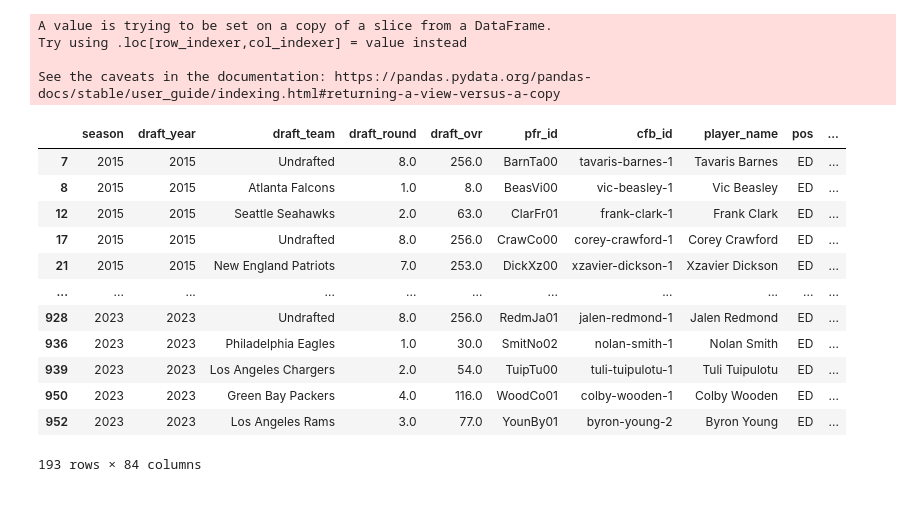
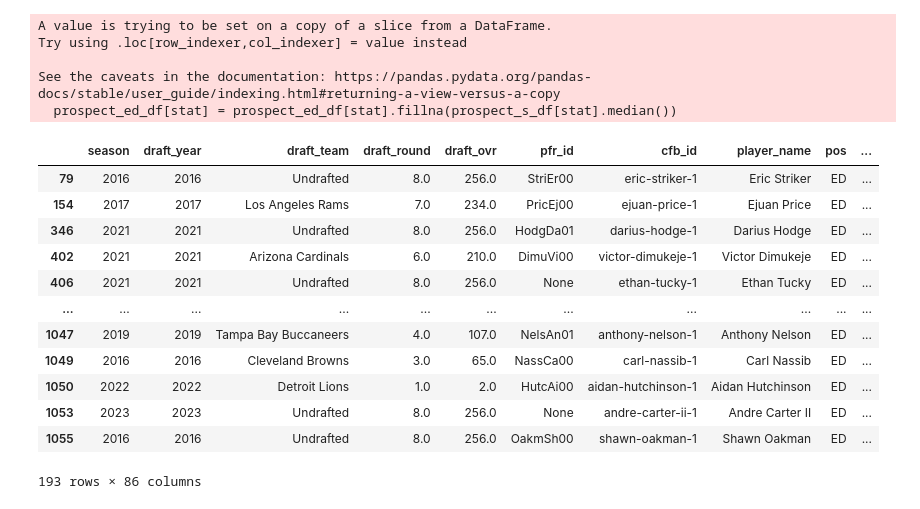
Before and after one commit to JoshKepler/Portfolio, a Jupyter notebook: NFL Project/Projected Draft Position.ipynb, the cells around one changed output. Saved outputs shown, nothing was run; the diff lists cells and outputs as text; code cells hidden in the pictures.

```diff
--- a/NFL Project/Projected Draft Position.ipynb
+++ b/NFL Project/Projected Draft Position.ipynb
@@ -13,18 +15,26 @@ from sklearn.model_selection import train_test_split
 years = range(2014,2025)
 # %%
-df_defensive = pd.read_csv("https://raw.githubusercontent.com/JoshKepler/Portfolio/main/NFL%20Project/Data/Combined_Defensive_Stats.csv")
+#Pull in CSVs from Personal GitHubs
+df_defensive = pd.read_csv("https://raw.githubusercontent.com/JoshKepler/Portfolio/main/NFL%20Project/Data/defensive_stats.csv")
+
+power_5_team  = pd.read_csv("https://raw.githubusercontent.com/JoshKepler/Portfolio/main/NFL%20Project/Data/power_5_teams.csv")
 # %%
+#Create Defensive Career DF
+
+#Fill NAs and combine relevant stats
 df_defensive_career = df_defensive.fillna(0)
 df_defensive_career = df_defensive_career.groupby(['player_id','player', 'position']).agg({'team_name':'last', 'Season':'last', 'player_game_count':'sum', 'snap_counts_defense':'sum', 'snap_counts_run_defense':'sum', 'snap_counts_coverage':'sum', 'snap_counts_slot':'sum', 'grades_defense': 'max', 'tackles':'sum', 'assists':'sum', 'missed_tackles': 'sum', 'stops':'sum', 'forced_fumbles':'sum', 'grades_tackle':'max', 'grades_run_defense': 'max', 'total_pressures': 'sum','hurries': 'sum', 'hits':'sum', 'sacks':'sum', 'grades_pass_rush_defense': 'max', 'targets':'sum', 'batted_passes':'sum', 'interceptions':'sum', 'receptions':'sum', 'yards':'sum', 'yards_after_catch':'sum', 'touchdowns':'sum', 'qb_rating_against': 'mean', 'grades_coverage_defense':'max'})
-
 seasons_played = df_defensive.groupby(['player_id','player', 'position']).agg({'Season':'count'})
 
+#DF data munging
 df_defensive_career['seasons_played'] = seasons_played['Season']
 df_defensive_career['draft_class'] = df_defensive_career['Season']+1
 df_defensive_career = df_defensive_career.reset_index()
 df_defensive_career['player'] = df_defensive_career['player'].str.replace(r'\.?\s*Jr\.?', '', regex=True)
 df_defensive_career['player_key'] = df_defensive_career['player'] + '_' + df_defensive_career['team_name'].str.lower()
+df_defensive_career = df_defensive_career.merge(power_5_team, how='left', on='team_name')
 
+#DF result
 df_defensive_career
 # %% [output]
 |  | player_id | player | position | team_name | Season | player_game_count | snap_counts_defense | ... |
@@ -88,0 +87,17 @@ combine_df.sort_values('draft_ovr', ascending=True)
+# %%
+#Data Mungering
+combine_df['player_name'] = combine_df['player_name'].str.replace(r'\.?\s*Jr\.?', '', regex=True) #Removing the jr. prefix
+combine_df['player_key'] = combine_df['player_name'] + '_' + combine_df['school'].str.lower() #Creating player key
+combine_df = combine_df.sort_values(by='ht')
+combine_df = combine_df[:-29]
+
+def extract_height(height_str):
+    # Extract feet and inches from the string
+    feet, inches = height_str.split('-')
+    return int(feet) * 12 + int(inches)
+
+# Apply the function to create a new 'ht_inches' column
+combine_df['ht'] = combine_df['ht'].apply(extract_height)
+
+#Combine DF result
+combine_df.sort_values(by='ht')#.tail(29)
@@ -107,45 +140,50 @@ prospect_s_df = prospect_df[prospect_df['pos'] == 'S']
 
 pos_df_dict = {'prospect_cb_df':prospect_cb_df , 'prospect_ed_df':prospect_ed_df, 'prospect_lb_df':prospect_lb_df, 'prospect_di_df':prospect_di_df, 'prospect_s_df':prospect_s_df}
 # %%
-var_stats = ['wt', 'forty', 'bench', 'vertical', 'broad_jump', 'cone', 'shuttle','grades_defense', 'tackles',
+#Measurements we would like to create our machine learning models off of
+var_stats = ['ht', 'wt', 'forty', 'bench', 'vertical', 'broad_jump', 'cone', 'shuttle','grades_defense', 'tackles',
        'assists', 'missed_tackles', 'stops', 'forced_fumbles', 'grades_tackle',
        'grades_run_defense', 'total_pressures', 'hurries', 'hits', 'sacks',
        'grades_pass_rush_defense', 'targets', 'batted_passes', 'interceptions',
        'receptions', 'yards', 'yards_after_catch', 'touchdowns',
        'qb_rating_against', 'grades_coverage_defense', 'grades_defense_last_season', 'tackles_last_season',
        'assists_last_season', 'missed_tackles_last_season',
        'stops_last_season', 'forced_fumbles_last_season',
        'grades_tackle_last_season', 'grades_run_defense_last_season',
        'total_pressures_last_season', 'hurries_last_season',
        'hits_last_season', 'sacks_last_season',
        'grades_pass_rush_defense_last_season', 'targets_last_season',
        'batted_passes_last_season', 'interceptions_last_season',
        'receptions_last_season', 'yards_last_season',
        'yards_after_catch_last_season', 'touchdowns_last_season',
-       'qb_rating_against_last_season', 'grades_coverage_defense_last_season']
+       'qb_rating_against_last_season', 'grades_coverage_defense_last_season', 'power_5_team?']
 
-for stat in var_stats:
-    prospect_ed_df[stat] = prospect_ed_df[stat].fillna(prospect_s_df[stat].mean())
+#Attributes we would like to fill if data is NaN
+combine_stats = ['wt', 'forty','bench', 'vertical', 'broad_jump', 'cone', 'shuttle']
+
+for stat in combine_stats:
+    prospect_ed_df[stat] = prospect_ed_df[stat].fillna(prospect_s_df[stat].median())
 
 prospect_ed_df
 # %% [output]
 A value is trying to be set on a copy of a slice from a DataFrame.
 Try using .loc[row_indexer,col_indexer] = value instead
 
 See the caveats in the documentation: https://pandas.pydata.org/pandas-docs/stable/user_guide/indexing.html#returning-a-view-versus-a-copy
+  prospect_ed_df[stat] = prospect_ed_df[stat].fillna(prospect_s_df[stat].median())
 |  | season | draft_year | draft_team | draft_round | draft_ovr | pfr_id | cfb_id | player_name | pos | ... |
-| 7 | 2015 | 2015 | Undrafted | 8.0 | 256.0 | BarnTa00 | tavaris-barnes-1 | Tavaris Barnes | ED | ... |
-| 8 | 2015 | 2015 | Atlanta Falcons | 1.0 | 8.0 | BeasVi00 | vic-beasley-1 | Vic Beasley | ED | ... |
-| 12 | 2015 | 2015 | Seattle Seahawks | 2.0 | 63.0 | ClarFr01 | frank-clark-1 | Frank Clark | ED | ... |
-| 17 | 2015 | 2015 | Undrafted | 8.0 | 256.0 | CrawCo00 | corey-crawford-1 | Corey Crawford | ED | ... |
-| 21 | 2015 | 2015 | New England Patriots | 7.0 | 253.0 | DickXz00 | xzavier-dickson-1 | Xzavier Dickson | ED | ... |
+| 79 | 2016 | 2016 | Undrafted | 8.0 | 256.0 | StriEr00 | eric-striker-1 | Eric Striker | ED | ... |
+| 154 | 2017 | 2017 | Los Angeles Rams | 7.0 | 234.0 | PricEj00 | ejuan-price-1 | Ejuan Price | ED | ... |
+| 346 | 2021 | 2021 | Undrafted | 8.0 | 256.0 | HodgDa01 | darius-hodge-1 | Darius Hodge | ED | ... |
+| 402 | 2021 | 2021 | Arizona Cardinals | 6.0 | 210.0 | DimuVi00 | victor-dimukeje-1 | Victor Dimukeje | ED | ... |
+| 406 | 2021 | 2021 | Undrafted | 8.0 | 256.0 | None | ethan-tucky-1 | Ethan Tucky | ED | ... |
 | ... | ... | ... | ... | ... | ... | ... | ... | ... | ... | ... |
-| 928 | 2023 | 2023 | Undrafted | 8.0 | 256.0 | RedmJa01 | jalen-redmond-1 | Jalen Redmond | ED | ... |
-| 936 | 2023 | 2023 | Philadelphia Eagles | 1.0 | 30.0 | SmitNo02 | nolan-smith-1 | Nolan Smith | ED | ... |
-| 939 | 2023 | 2023 | Los Angeles Chargers | 2.0 | 54.0 | TuipTu00 | tuli-tuipulotu-1 | Tuli Tuipulotu | ED | ... |
-| 950 | 2023 | 2023 | Green Bay Packers | 4.0 | 116.0 | WoodCo01 | colby-wooden-1 | Colby Wooden | ED | ... |
-| 952 | 2023 | 2023 | Los Angeles Rams | 3.0 | 77.0 | YounBy01 | byron-young-2 | Byron Young | ED | ... |
+| 1047 | 2019 | 2019 | Tampa Bay Buccaneers | 4.0 | 107.0 | NelsAn01 | anthony-nelson-1 | Anthony Nelson | ED | ... |
+| 1049 | 2016 | 2016 | Cleveland Browns | 3.0 | 65.0 | NassCa00 | carl-nassib-1 | Carl Nassib | ED | ... |
+| 1050 | 2022 | 2022 | Detroit Lions | 1.0 | 2.0 | HutcAi00 | aidan-hutchinson-1 | Aidan Hutchinson | ED | ... |
+| 1053 | 2023 | 2023 | Undrafted | 8.0 | 256.0 | None | andre-carter-ii-1 | Andre Carter II | ED | ... |
+| 1055 | 2016 | 2016 | Undrafted | 8.0 | 256.0 | OakmSh00 | shawn-oakman-1 | Shawn Oakman | ED | ... |
-193 rows × 84 columns
+193 rows × 86 columns
 # %%
 X = prospect_ed_df[var_stats]
 Y = prospect_ed_df['draft_ovr']
```
Also changed, not shown: parts of 12 cells of this notebook.
